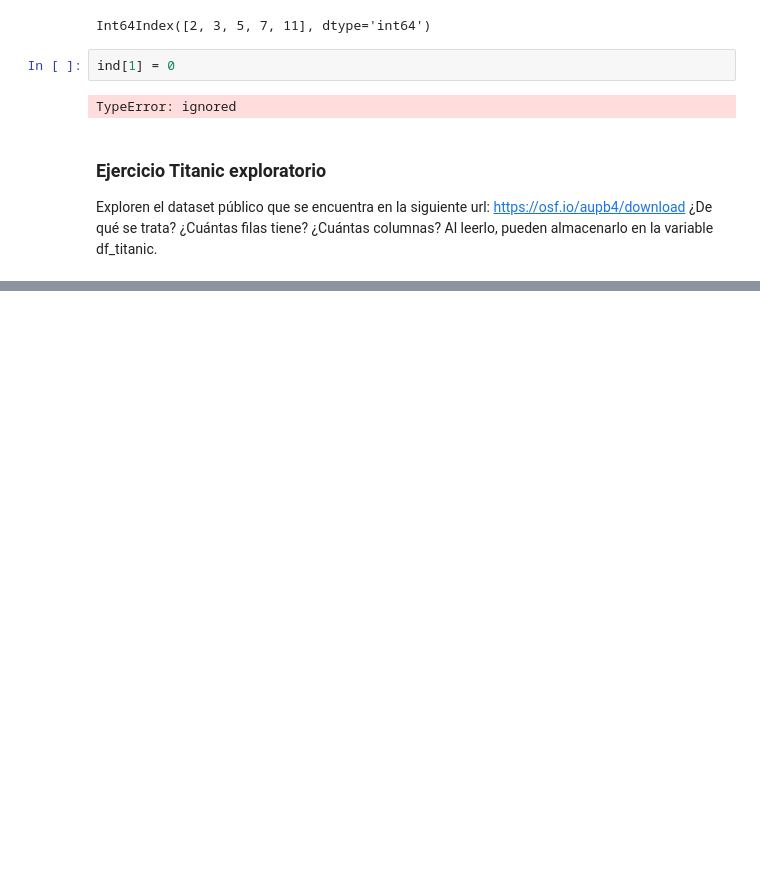
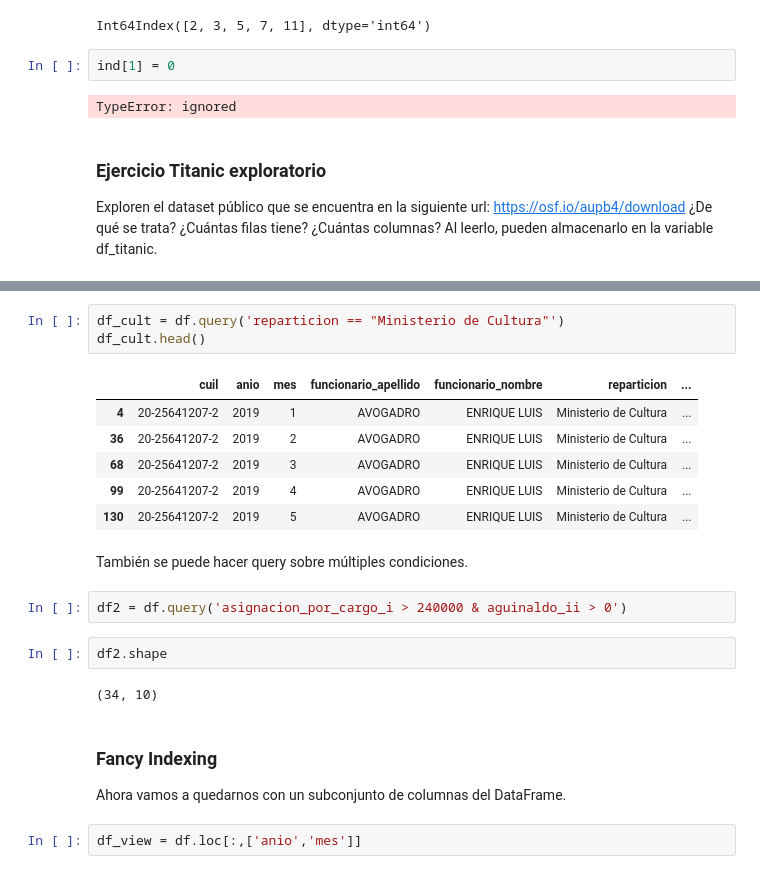
Before and after one commit to mateosuster/pythonungs, a Jupyter notebook: codigos/MPE_III_Pandas_Indexing.ipynb, the cells around one changed output, grey strips where cells are left out. Drawn from its saved outputs; the diff is of its cells as text; blank space fills up the shorter version.

```diff
--- a/codigos/MPE_III_Pandas_Indexing.ipynb
+++ b/codigos/MPE_III_Pandas_Indexing.ipynb
@@ -49,0 +171,24 @@ NombreDataFrame.loc[nombre_indice, nombre_columnas]
+# %%
+df_cult = df.query('reparticion == "Ministerio de Cultura"')
+df_cult.head()
+# %% [output]
+|  | cuil | anio | mes | funcionario_apellido | funcionario_nombre | reparticion | ... |
+| 4 | 20-25641207-2 | 2019 | 1 | AVOGADRO | ENRIQUE LUIS | Ministerio de Cultura | ... |
+| 36 | 20-25641207-2 | 2019 | 2 | AVOGADRO | ENRIQUE LUIS | Ministerio de Cultura | ... |
+| 68 | 20-25641207-2 | 2019 | 3 | AVOGADRO | ENRIQUE LUIS | Ministerio de Cultura | ... |
+| 99 | 20-25641207-2 | 2019 | 4 | AVOGADRO | ENRIQUE LUIS | Ministerio de Cultura | ... |
+| 130 | 20-25641207-2 | 2019 | 5 | AVOGADRO | ENRIQUE LUIS | Ministerio de Cultura | ... |
+# %% [markdown]
+También se puede hacer query sobre múltiples condiciones.
+# %%
+df2 = df.query('asignacion_por_cargo_i > 240000 & aguinaldo_ii > 0')
+# %%
+df2.shape
+# %% [output]
+(34, 10)
+# %% [markdown]
+### Fancy Indexing
+
+Ahora vamos a quedarnos con un subconjunto de columnas del DataFrame.
+# %%
+df_view = df.loc[:,['anio','mes']]
```
Also changed, not shown: parts of 55 cells of this notebook.
